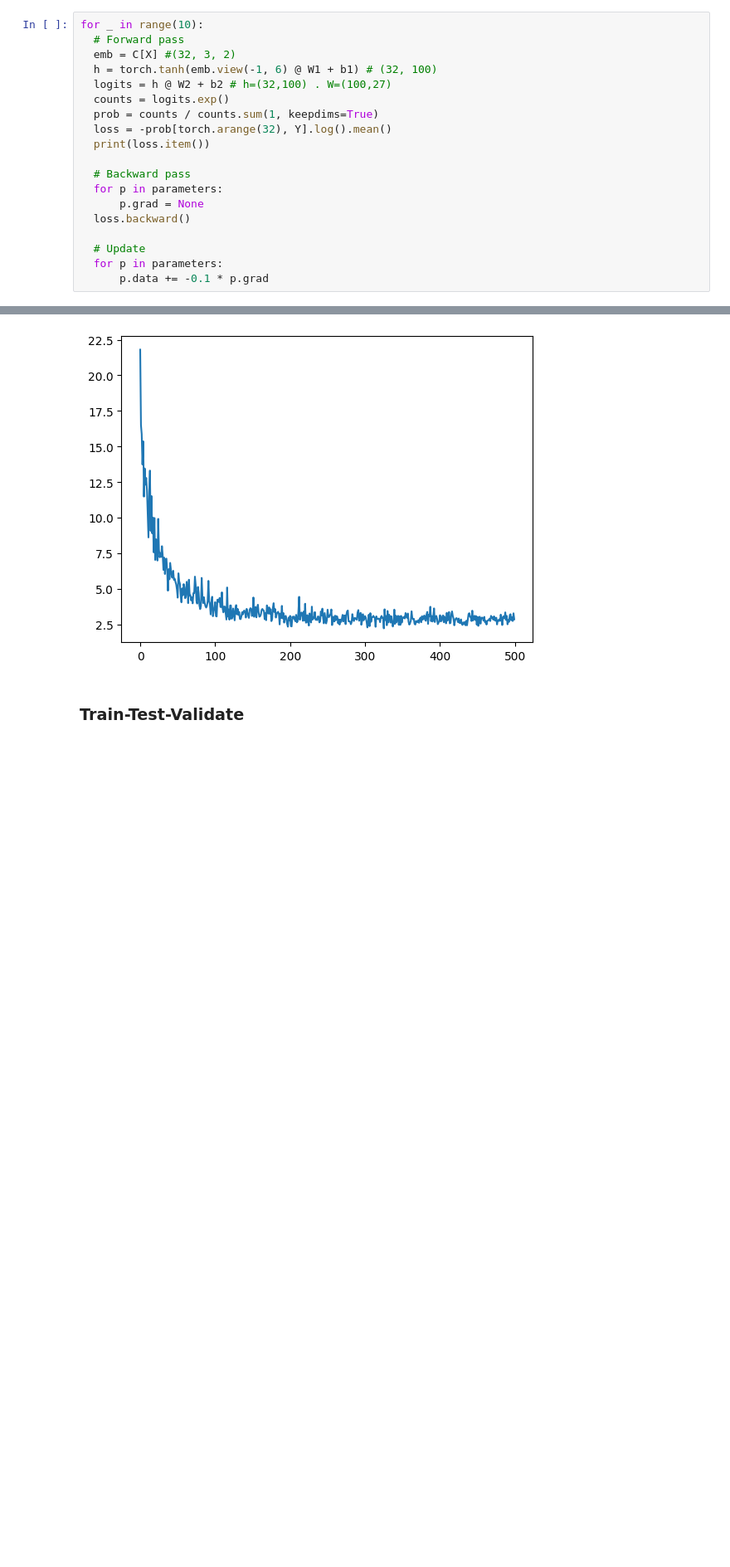
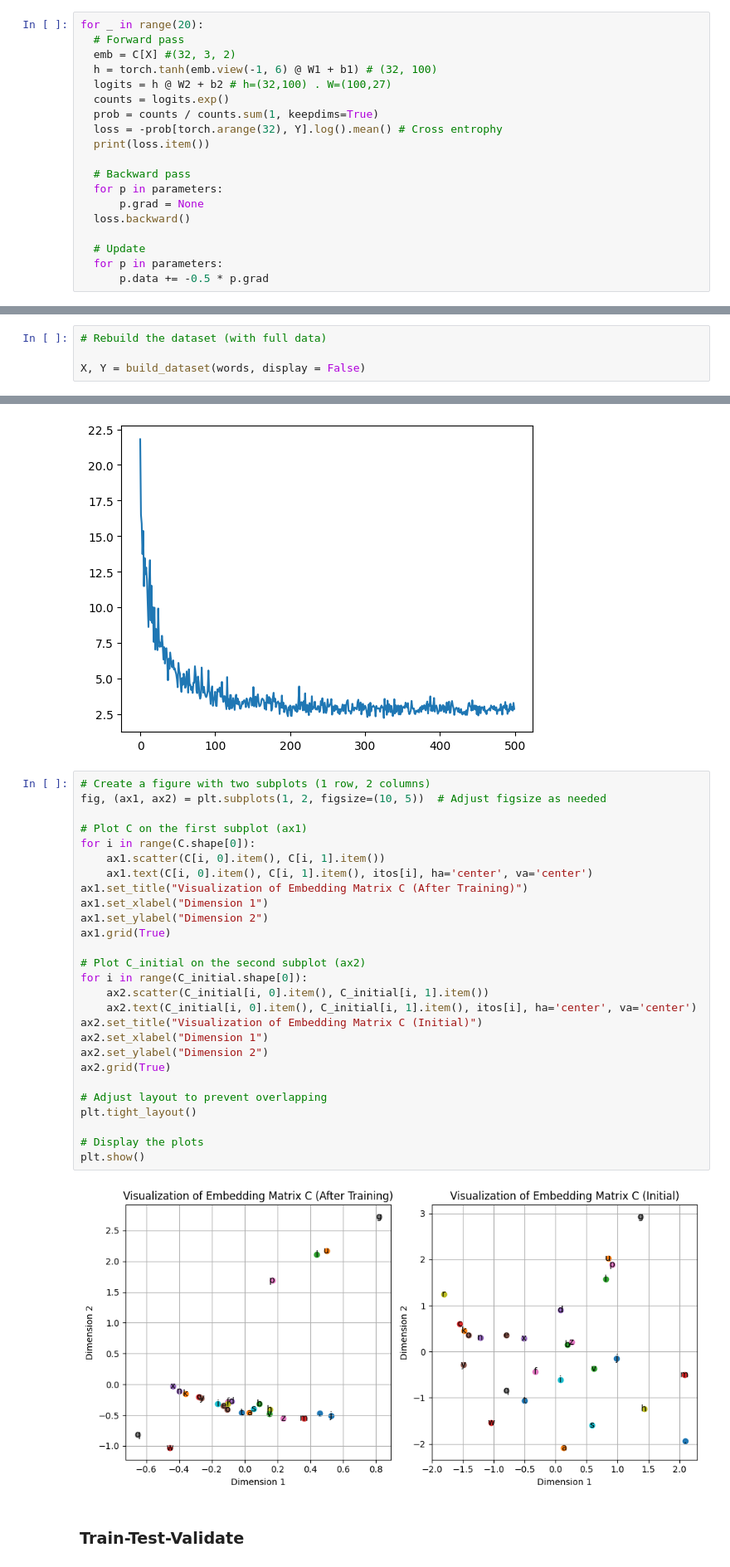
Before and after one commit to burakemretetik/makemore, a Jupyter notebook: makemore_mlp.ipynb, the cells around one changed output, grey strips where cells are left out. Shown: that part at 83% size. Cells and saved outputs as stored; diff of their text form; blank space fills up the shorter version.

```diff
--- a/makemore_mlp.ipynb
+++ b/makemore_mlp.ipynb
@@ -86,12 +107,12 @@ for p in parameters:
 # %%
-for _ in range(10):
+for _ in range(20):
   # Forward pass
   emb = C[X] #(32, 3, 2)
   h = torch.tanh(emb.view(-1, 6) @ W1 + b1) # (32, 100)
   logits = h @ W2 + b2 # h=(32,100) . W=(100,27)
   counts = logits.exp()
   prob = counts / counts.sum(1, keepdims=True)
-  loss = -prob[torch.arange(32), Y].log().mean()
+  loss = -prob[torch.arange(32), Y].log().mean() # Cross entrophy
   print(loss.item())
 
   # Backward pass
@@ -101,6 +122,6 @@ for _ in range(10):
 
   # Update
   for p in parameters:
-      p.data += -0.1 * p.grad
+      p.data += -0.5 * p.grad
 # %% [output]
 17.769710540771484
@@ -139,0 +163,4 @@ X.shape, X.dtype, Y.shape, Y.dtype # Dataset
+# %%
+# Rebuild the dataset (with full data)
+
+X, Y = build_dataset(words, display = False)
@@ -253,5 +282,34 @@ plt.plot(losses)
 # %% [output]
 [<matplotlib.lines.Line2D at 0x...>]
 [figure]
+# %%
+# Create a figure with two subplots (1 row, 2 columns)
+fig, (ax1, ax2) = plt.subplots(1, 2, figsize=(10, 5))  # Adjust figsize as needed
+
+# Plot C on the first subplot (ax1)
+for i in range(C.shape[0]):
+    ax1.scatter(C[i, 0].item(), C[i, 1].item())
+    ax1.text(C[i, 0].item(), C[i, 1].item(), itos[i], ha='center', va='center')
+ax1.set_title("Visualization of Embedding Matrix C (After Training)")
+ax1.set_xlabel("Dimension 1")
+ax1.set_ylabel("Dimension 2")
+ax1.grid(True)
+
+# Plot C_initial on the second subplot (ax2)
+for i in range(C_initial.shape[0]):
+    ax2.scatter(C_initial[i, 0].item(), C_initial[i, 1].item())
+    ax2.text(C_initial[i, 0].item(), C_initial[i, 1].item(), itos[i], ha='center', va='center')
+ax2.set_title("Visualization of Embedding Matrix C (Initial)")
+ax2.set_xlabel("Dimension 1")
+ax2.set_ylabel("Dimension 2")
+ax2.grid(True)
+
+# Adjust layout to prevent overlapping
+plt.tight_layout()
+
+# Display the plots
+plt.show()
+# %% [output]
+[figure, added]
 # %% [markdown]
 ### Train-Test-Validate
```
Also changed, not shown: parts of 21 cells of this notebook.
